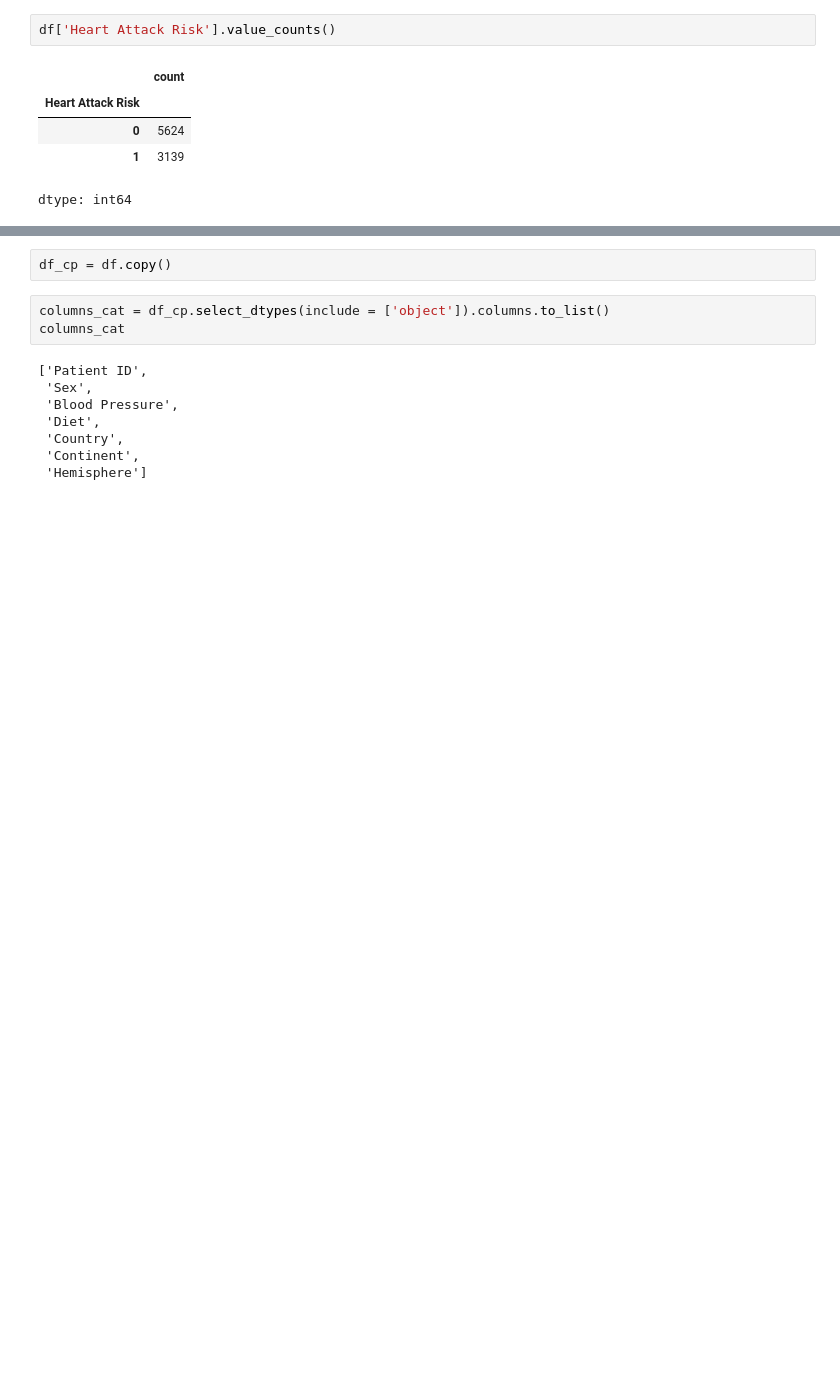
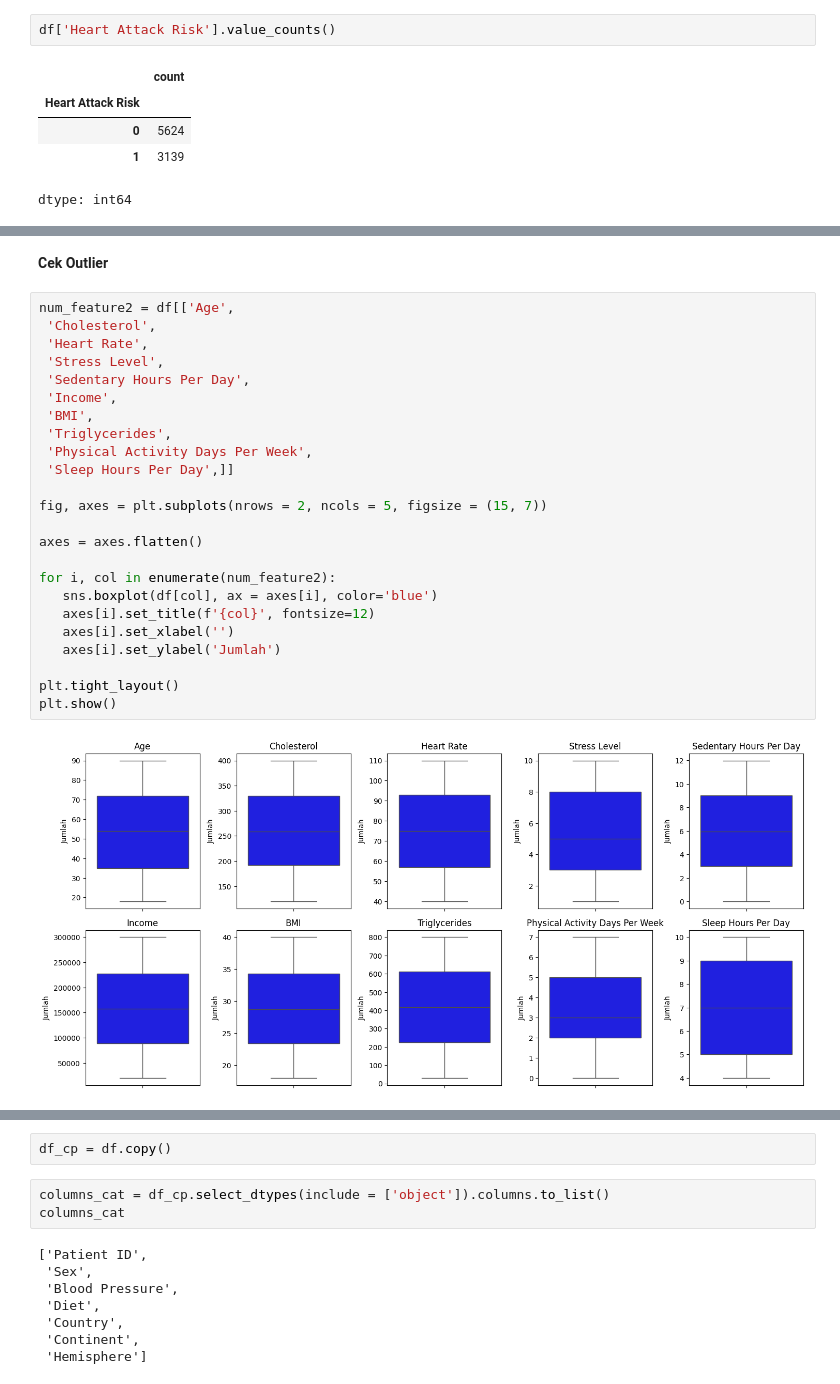
Before and after one commit to Pattern-Seeker/heart-attack-classification, a Jupyter notebook: Heart Attack Classification.ipynb, the cells around one changed output, grey strips where cells are left out. Saved outputs shown, nothing was run; the diff lists cells and outputs as text; blank space fills up the shorter version.

```diff
--- a/Heart Attack Classification.ipynb
+++ b/Heart Attack Classification.ipynb
@@ -222,0 +295,28 @@ dtype: int64
+# %% [markdown]
+**Cek Outlier**
+# %%
+num_feature2 = df[['Age',
+ 'Cholesterol',
+ 'Heart Rate',
+ 'Stress Level',
+ 'Sedentary Hours Per Day',
+ 'Income',
+ 'BMI',
+ 'Triglycerides',
+ 'Physical Activity Days Per Week',
+ 'Sleep Hours Per Day',]]
+
+fig, axes = plt.subplots(nrows = 2, ncols = 5, figsize = (15, 7))
+
+axes = axes.flatten()
+
+for i, col in enumerate(num_feature2):
+   sns.boxplot(df[col], ax = axes[i], color='blue')
+   axes[i].set_title(f'{col}', fontsize=12)
+   axes[i].set_xlabel('')
+   axes[i].set_ylabel('Jumlah')
+
+plt.tight_layout()
+plt.show()
+# %% [output]
+[figure, added]
```
Also changed, not shown: parts of 25 cells of this notebook.
